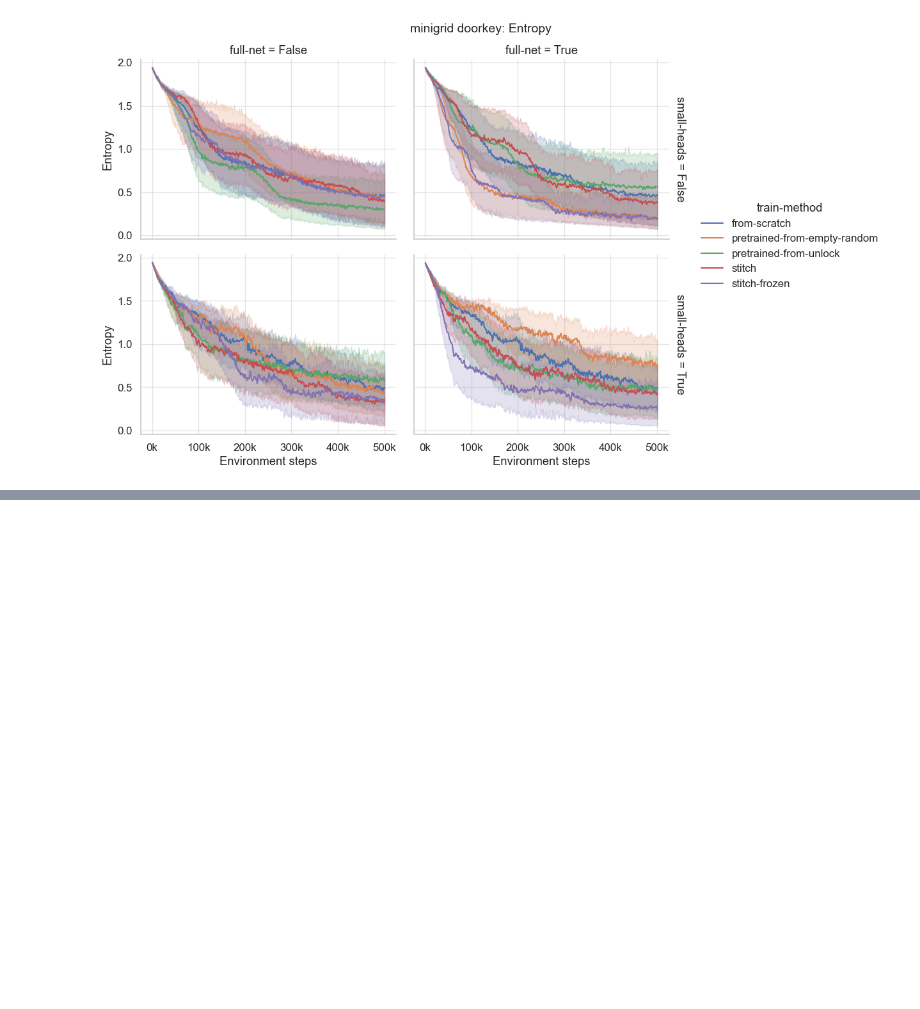
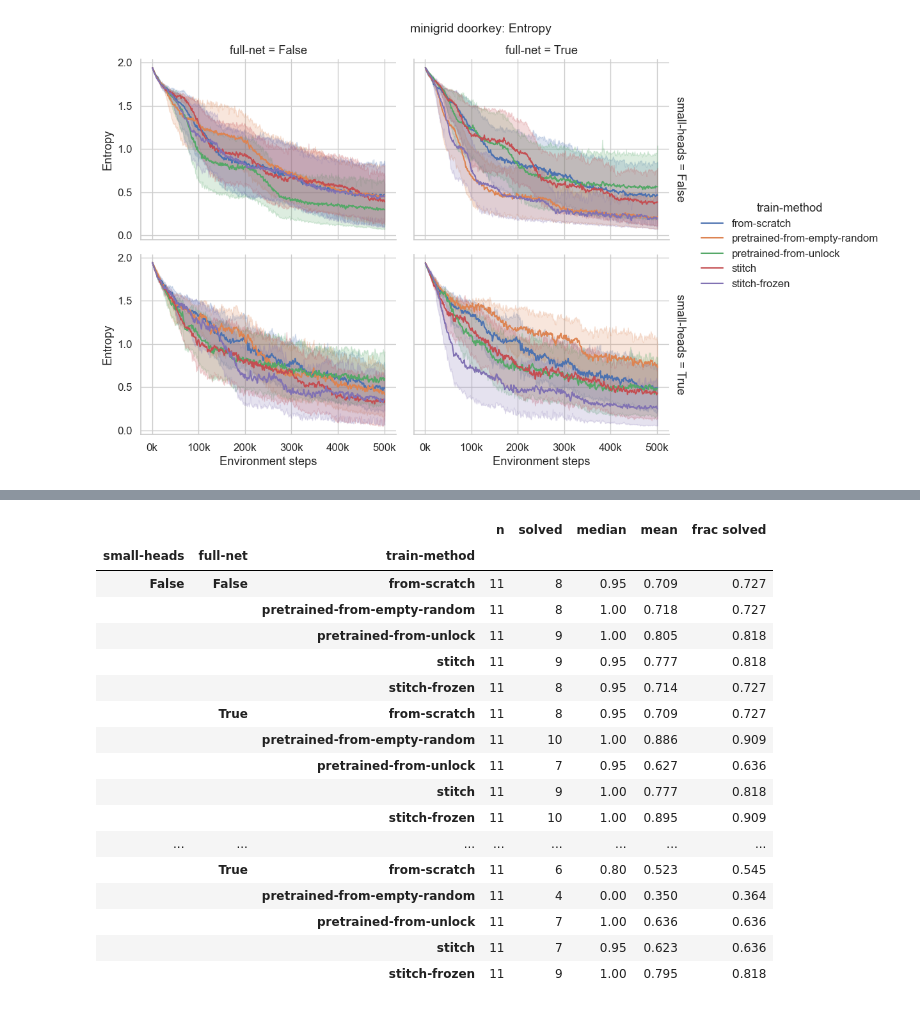
Before and after one commit to uvm-neurobotics-lab/stitching, a Jupyter notebook: src/minigrid.ipynb, the cells around one changed output, grey strips where cells are left out. Saved outputs shown, nothing was run; the diff lists cells and outputs as text; code cells hidden in the pictures; blank space fills up the shorter version.

```diff
--- a/src/minigrid.ipynb
+++ b/src/minigrid.ipynb
@@ -298,0 +317,63 @@ plot_metric(plot_df, "Entropy")
+# %%
+import itertools
+
+from scipy.stats import mannwhitneyu
+
+
+def adjust_pvalues(p, method="holm"):
+    """ Correct a family of p-values for multiple comparisons. """
+    p = np.asarray(p, dtype=float)
+    if method is None:
+        return p
+    if method == "bh":
+        from scipy.stats import false_discovery_control
+        return false_discovery_control(p, method="bh")
+    if method != "holm":
+        raise ValueError(f"Unknown correction: {method!r}. Use 'holm', 'bh', or None.")
+    adjusted, running = np.empty(len(p)), 0.0
+    for rank, idx in enumerate(np.argsort(p)):
+        running = max(running, (len(p) - rank) * p[idx])  # Enforce monotonicity across the sorted p-values.
+        adjusted[idx] = min(running, 1.0)
+    return adjusted
+
+
+def final_scores(df, y="Eval/Success Rate", last_k=1):
+    """
+    Reduce each run to a single number: the mean of its last `last_k` recorded values of `y`.
+
+    One row per (configuration, seed). Facet columns are part of the key so that replicated baseline rows stay
+    attached to the quadrant they were copied into.
+    """
+    scored = df.dropna(subset=[y]).reset_index().sort_values("Step")
+    scored = scored.groupby(["location", "seed", "small-heads", "full-net"], as_index=False).tail(last_k)
+    keys = ["small-heads", "full-net", "train-method", "location", "seed"]
+    return scored.groupby(keys, as_index=False)[y].mean()
+# %%
+def summarize(scores, y="Eval/Success Rate", solved=0.5):
+    """ Descriptive statistics per group. `solved` is the threshold for counting a run as having solved the task. """
+    return (scores.groupby(["small-heads", "full-net", "train-method"])[y]
+            .agg(n="size", solved=lambda v: int((v >= solved).sum()), median="median", mean="mean")
+            .assign(**{"frac solved": lambda t: (t["solved"] / t["n"])}).round(3))
+
+
+scores = final_scores(plot_df, "Eval/Success Rate")
+summarize(scores)
+# %% [output]
+|  |  |  | n | solved | median | mean | frac solved |
+| small-heads | full-net | train-method |  |  |  |  |  |
+| False | False | from-scratch | 11 | 8 | 0.95 | 0.709 | 0.727 |
+|  |  | pretrained-from-empty-random | 11 | 8 | 1.00 | 0.718 | 0.727 |
+|  |  | pretrained-from-unlock | 11 | 9 | 1.00 | 0.805 | 0.818 |
+|  |  | stitch | 11 | 9 | 0.95 | 0.777 | 0.818 |
+|  |  | stitch-frozen | 11 | 8 | 0.95 | 0.714 | 0.727 |
+|  | True | from-scratch | 11 | 8 | 0.95 | 0.709 | 0.727 |
+|  |  | pretrained-from-empty-random | 11 | 10 | 1.00 | 0.886 | 0.909 |
+|  |  | pretrained-from-unlock | 11 | 7 | 0.95 | 0.627 | 0.636 |
+|  |  | stitch | 11 | 9 | 1.00 | 0.777 | 0.818 |
+|  |  | stitch-frozen | 11 | 10 | 1.00 | 0.895 | 0.909 |
+| ... | ... | ... | ... | ... | ... | ... | ... |
+|  | True | from-scratch | 11 | 6 | 0.80 | 0.523 | 0.545 |
+|  |  | pretrained-from-empty-random | 11 | 4 | 0.00 | 0.350 | 0.364 |
+|  |  | pretrained-from-unlock | 11 | 7 | 1.00 | 0.636 | 0.636 |
+|  |  | stitch | 11 | 7 | 0.95 | 0.623 | 0.636 |
+|  |  | stitch-frozen | 11 | 9 | 1.00 | 0.795 | 0.818 |
```
Also changed, not shown: parts of 6 cells of this notebook.
